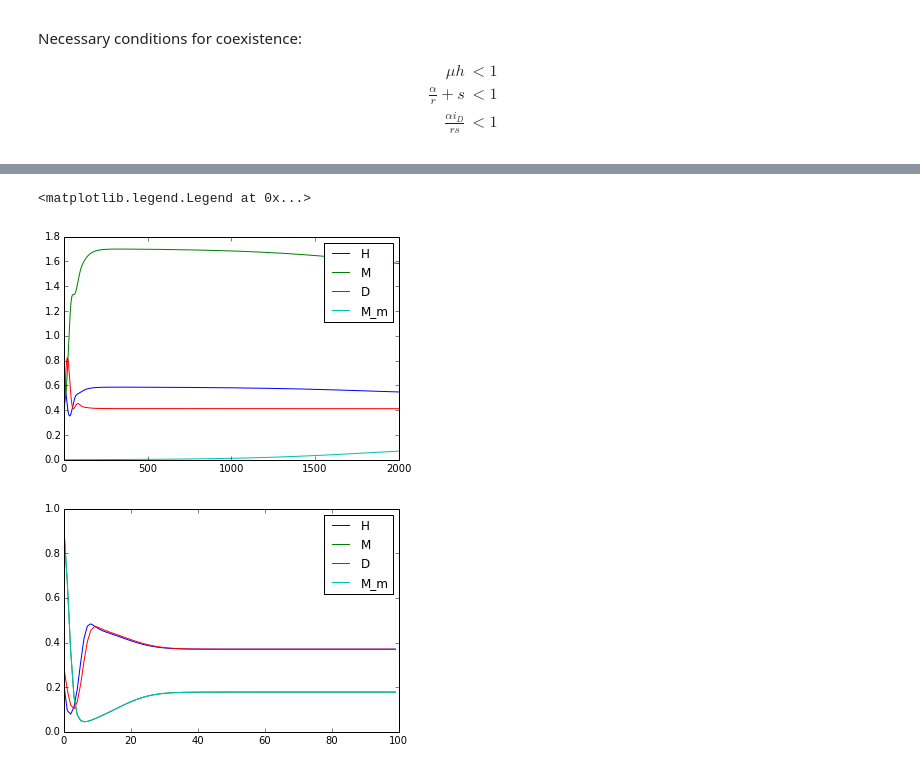
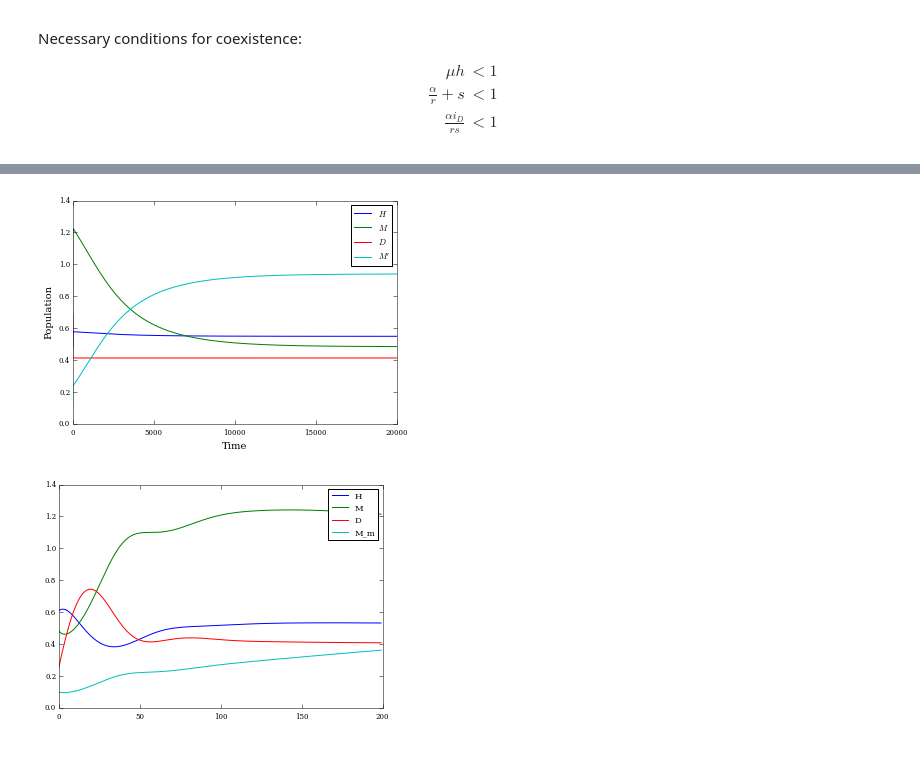
Before and after one commit to renatocoutinho/mutparasite, a Jupyter notebook: Parasitism-mutualism.ipynb, the cells around one changed output, grey strips where cells are left out. Saved outputs shown, nothing was run; the diff lists cells and outputs as text; code cells hidden in the pictures.

```diff
--- a/Parasitism-mutualism.ipynb
+++ b/Parasitism-mutualism.ipynb
@@ -116,28 +118,30 @@ legend()
 # %%
-xo = np.array([0.6, 0.5, 0.2, 0.001])
+xo = np.array([0.7, 0.5, 0.2, 0.1])
 # a, q, h, h_p, alpha, beta, mu, s, i_d, k
-a = 1
+a = 1.
 q = 1
-q_m = 0.1
-h = 0.5
-h_p = 1
+q_m = 0.95
+h = .5
+h_p = 1.1
 alpha = 1
 beta = 0.1
 mu = 0.1
-s = .01
+s = .2
 i_d = 1
 k = 1
 
-x = integrate(mutate_model, xo, 0, 200, 0.1, a, q, q_m, h, h_p, alpha, beta, mu, s, i_d, k)
+x = integrate(mutate_model, xo, 0, 20000, 1, a, q, q_m, h, h_p, alpha, beta, mu, s, i_d, k)
 # %%
-pyplot.plot(x[:, 0], label='H')
-pyplot.plot(x[:, 1], label='M')
-pyplot.plot(x[:, 2], label='D')
-pyplot.plot(x[:, 3], label='M_m')
-legend()
+pyplot.plot(x[:, 0], label='$H$')
+pyplot.plot(x[:, 1], label='$M$')
+pyplot.plot(x[:, 2], label='$D$')
+pyplot.plot(x[:, 3], label='$M\'$')
+pyplot.legend()
+pyplot.xlabel('Time')
+pyplot.ylabel('Population')
+pyplot.savefig('coexist.png', dpi=600)
 # %% [output]
-<matplotlib.legend.Legend at 0x...>
-[figure, old version]
+[figure, new version]
 # %%
 import IPython.html.widgets as widgets
 
@@ -171,9 +174,10 @@ widgets.interact(plot_interactive,
          h0 = widgets.FloatSliderWidget(description="H", min=0, max=1, step=0.05, value=0.6),
          m0 = widgets.FloatSliderWidget(min=0, max=1, step=0.05, value=0.5),
          d0 = widgets.FloatSliderWidget(min=0, max=1, step=0.05, value=0.2),
-         m_m0 = widgets.FloatSliderWidget(min=0, max=1, step=0.05, value=0.01),
-         s = widgets.FloatSliderWidget(min=0, max=1, step=0.05, value=1.0),
+         m_m0 = widgets.FloatSliderWidget(min=0, max=1, step=0.05, value=0.2),
+         s = widgets.FloatSliderWidget(min=0, max=1, step=0.05, value=.1),
          q = widgets.FloatSliderWidget(min=0, max=1, step=0.05, value=1.0),
-         q_m = widgets.FloatSliderWidget(min=0, max=1, step=0.05, value=1.0))
+         q_m = widgets.FloatSliderWidget(min=0, max=1, step=0.05, value=0.9),
+         h_p = widgets.FloatSliderWidget(description="h_P", min=0.1, max=10., step=0.1, value=1.1))
 # %% [output]
-[figure, old version]
+[figure, new version]
```
Also changed, not shown: parts of 3 cells of this notebook.
